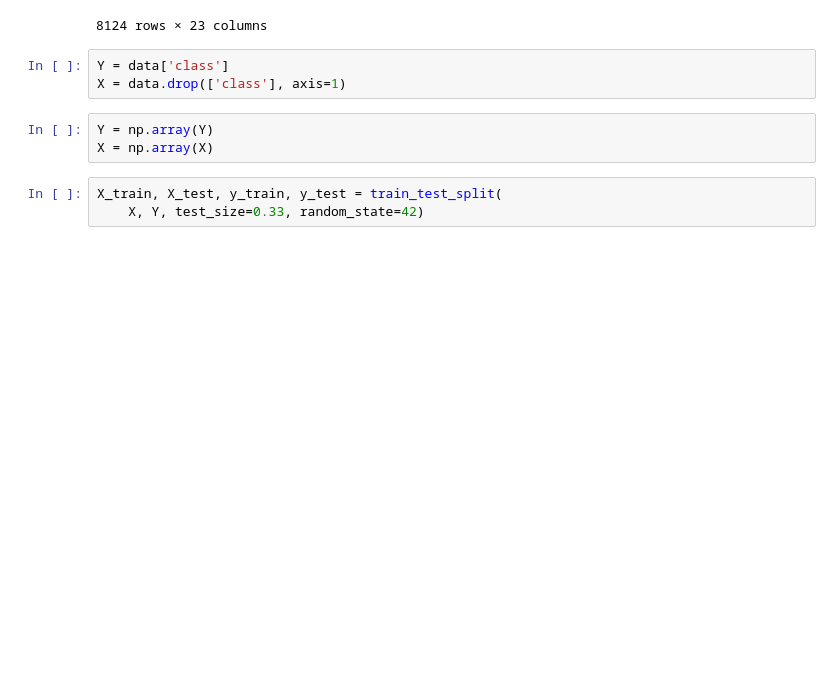
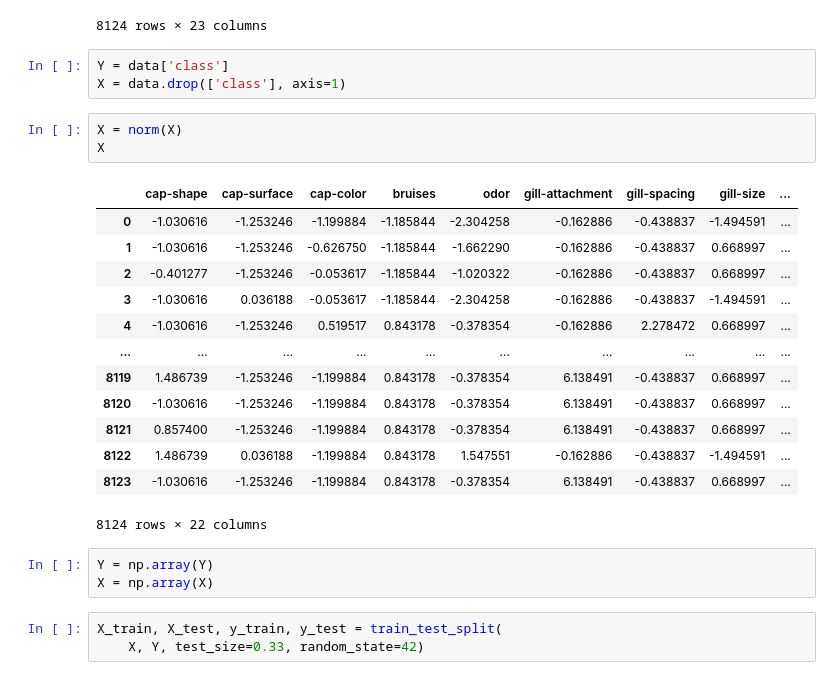
Before and after one commit to BabylenMagnus/EStraine, a Jupyter notebook: Test.ipynb, the cells around one changed output. Saved outputs shown, nothing was run; the diff lists cells and outputs as text; blank space fills up the shorter version.

```diff
--- a/Test.ipynb
+++ b/Test.ipynb
@@ -37,6 +39,23 @@ data
 # %%
 Y = data['class']
 X = data.drop(['class'], axis=1)
+# %%
+X = norm(X)
+X
+# %% [output]
+|  | cap-shape | cap-surface | cap-color | bruises | odor | gill-attachment | gill-spacing | gill-size | ... |
+| 0 | -1.030616 | -1.253246 | -1.199884 | -1.185844 | -2.304258 | -0.162886 | -0.438837 | -1.494591 | ... |
+| 1 | -1.030616 | -1.253246 | -0.626750 | -1.185844 | -1.662290 | -0.162886 | -0.438837 | 0.668997 | ... |
+| 2 | -0.401277 | -1.253246 | -0.053617 | -1.185844 | -1.020322 | -0.162886 | -0.438837 | 0.668997 | ... |
+| 3 | -1.030616 | 0.036188 | -0.053617 | -1.185844 | -2.304258 | -0.162886 | -0.438837 | -1.494591 | ... |
+| 4 | -1.030616 | -1.253246 | 0.519517 | 0.843178 | -0.378354 | -0.162886 | 2.278472 | 0.668997 | ... |
+| ... | ... | ... | ... | ... | ... | ... | ... | ... | ... |
+| 8119 | 1.486739 | -1.253246 | -1.199884 | 0.843178 | -0.378354 | 6.138491 | -0.438837 | 0.668997 | ... |
+| 8120 | -1.030616 | -1.253246 | -1.199884 | 0.843178 | -0.378354 | 6.138491 | -0.438837 | 0.668997 | ... |
+| 8121 | 0.857400 | -1.253246 | -1.199884 | 0.843178 | -0.378354 | 6.138491 | -0.438837 | 0.668997 | ... |
+| 8122 | 1.486739 | 0.036188 | -1.199884 | 0.843178 | 1.547551 | -0.162886 | -0.438837 | -1.494591 | ... |
+| 8123 | -1.030616 | -1.253246 | -1.199884 | 0.843178 | -0.378354 | 6.138491 | -0.438837 | 0.668997 | ... |
+8124 rows × 22 columns
 # %%
 Y = np.array(Y)
 X = np.array(X)
```
Also changed, not shown: parts of 3 cells of this notebook, 3 other files.
